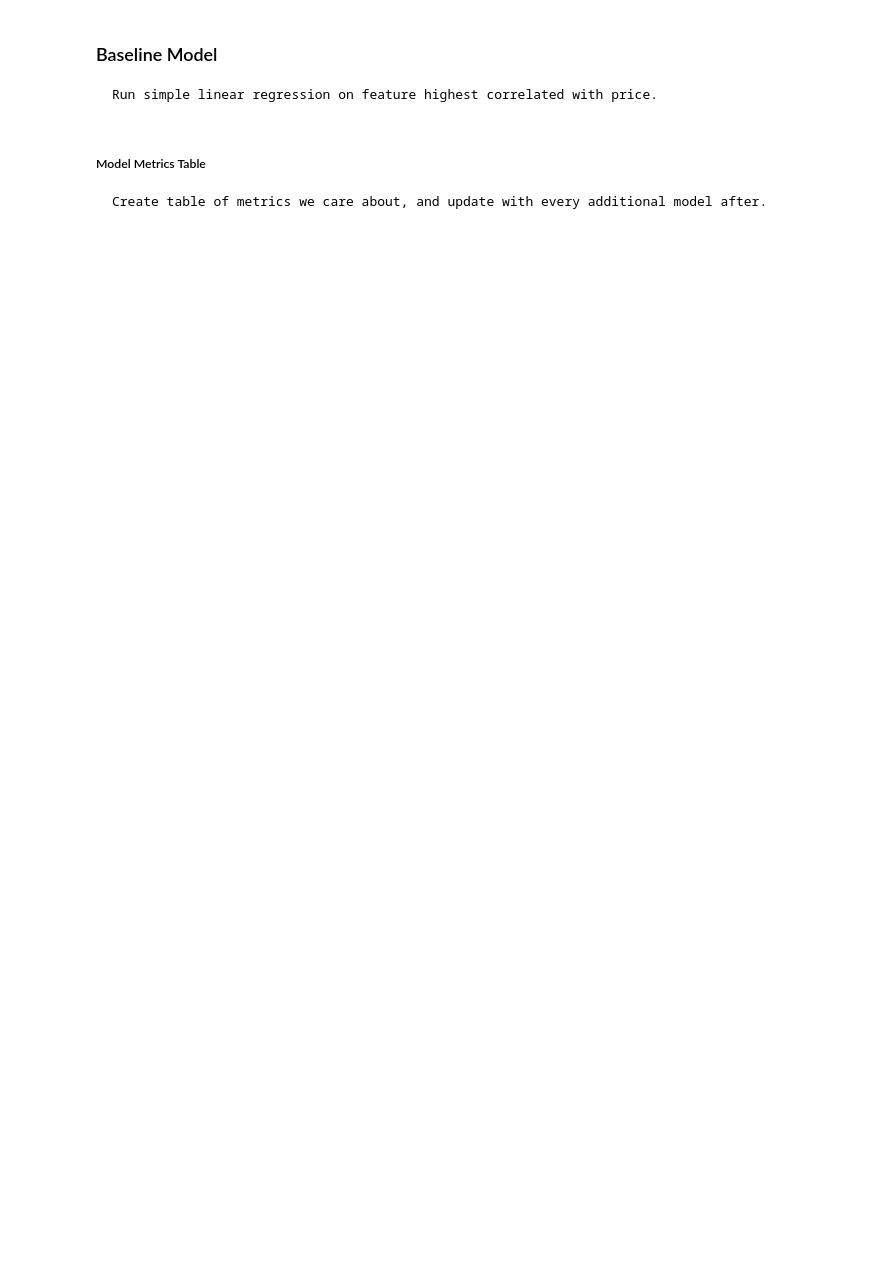
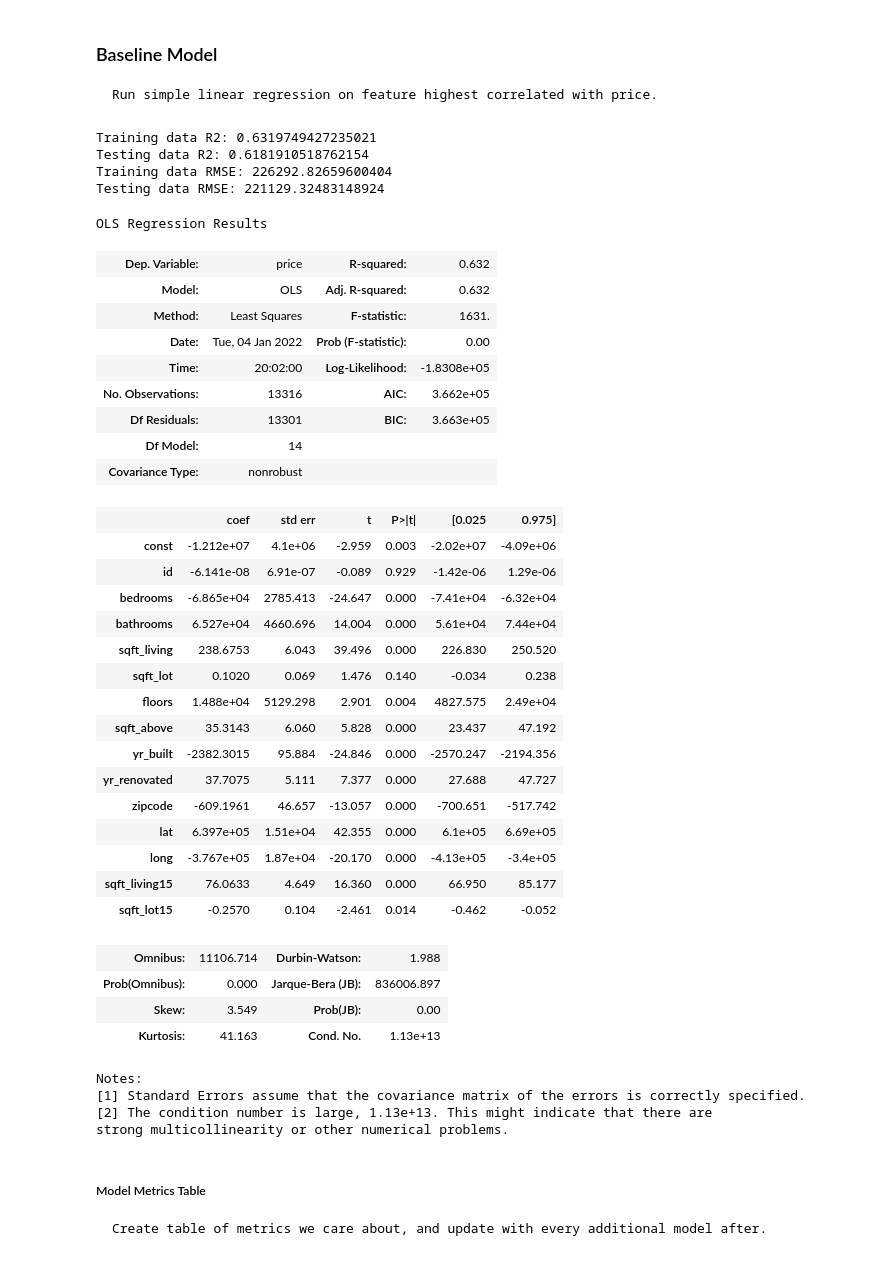
Before and after one commit to westonshuken/King-county-housing-analysis, a Jupyter notebook: index.ipynb, the cells around one changed output. Cells and saved outputs as stored; diff of their text form; code cells hidden in the pictures; blank space fills up the shorter version.

```diff
--- a/index.ipynb
+++ b/index.ipynb
@@ -254,0 +190,4 @@ raw_data.describe()
+# %%
+def train_test(y, X):
+    X_train, X_test, y_train, y_test = train_test_split(X, y, test_size=.25, random_state=42)
+    return X_train, X_test, y_train, y_test
@@ -254,0 +196,4 @@ raw_data.describe()
+# %%
+def model_summary(y, X):
+    model = sm.OLS(y, sm.add_constant(X)).fit()
+    return model.summary()
@@ -260,3 +225,51 @@ raw_data.describe()
+# %%
+baseline = raw_data.drop(columns=['date', 'waterfront', 'view', 'condition', 'grade', 'sqft_basement']).dropna()
+
+y, X = get_y_X(baseline, 'price')
+X_train, X_test, y_train, y_test = train_test(y, X)
+train_test_compare(X_train, X_test, y_train, y_test)
+# %% [output]
+Training data R2: 0.6319749427235021
+Testing data R2: 0.6181910518762154
+Training data RMSE: 226292.82659600404
+Testing data RMSE: 221129.32483148924
+# %%
+model_summary(y_train, X_train)
+# %% [output]
+OLS Regression Results
+| Dep. Variable: | price | R-squared: | 0.632 |
+| Model: | OLS | Adj. R-squared: | 0.632 |
+| Method: | Least Squares | F-statistic: | 1631. |
+| Date: | Tue, 04 Jan 2022 | Prob (F-statistic): | 0.00 |
+| Time: | 20:02:00 | Log-Likelihood: | -1.8308e+05 |
+| No. Observations: | 13316 | AIC: | 3.662e+05 |
+| Df Residuals: | 13301 | BIC: | 3.663e+05 |
+| Df Model: | 14 |  |  |
+| Covariance Type: | nonrobust |  |  |
+|  | coef | std err | t | P>|t| | [0.025 | 0.975] |
+| const | -1.212e+07 | 4.1e+06 | -2.959 | 0.003 | -2.02e+07 | -4.09e+06 |
+| id | -6.141e-08 | 6.91e-07 | -0.089 | 0.929 | -1.42e-06 | 1.29e-06 |
+| bedrooms | -6.865e+04 | 2785.413 | -24.647 | 0.000 | -7.41e+04 | -6.32e+04 |
+| bathrooms | 6.527e+04 | 4660.696 | 14.004 | 0.000 | 5.61e+04 | 7.44e+04 |
+| sqft_living | 238.6753 | 6.043 | 39.496 | 0.000 | 226.830 | 250.520 |
+| sqft_lot | 0.1020 | 0.069 | 1.476 | 0.140 | -0.034 | 0.238 |
+| floors | 1.488e+04 | 5129.298 | 2.901 | 0.004 | 4827.575 | 2.49e+04 |
+| sqft_above | 35.3143 | 6.060 | 5.828 | 0.000 | 23.437 | 47.192 |
+| yr_built | -2382.3015 | 95.884 | -24.846 | 0.000 | -2570.247 | -2194.356 |
+| yr_renovated | 37.7075 | 5.111 | 7.377 | 0.000 | 27.688 | 47.727 |
+| zipcode | -609.1961 | 46.657 | -13.057 | 0.000 | -700.651 | -517.742 |
+| lat | 6.397e+05 | 1.51e+04 | 42.355 | 0.000 | 6.1e+05 | 6.69e+05 |
+| long | -3.767e+05 | 1.87e+04 | -20.170 | 0.000 | -4.13e+05 | -3.4e+05 |
+| sqft_living15 | 76.0633 | 4.649 | 16.360 | 0.000 | 66.950 | 85.177 |
+| sqft_lot15 | -0.2570 | 0.104 | -2.461 | 0.014 | -0.462 | -0.052 |
+| Omnibus: | 11106.714 | Durbin-Watson: | 1.988 |
+| Prob(Omnibus): | 0.000 | Jarque-Bera (JB): | 836006.897 |
+| Skew: | 3.549 | Prob(JB): | 0.00 |
+| Kurtosis: | 41.163 | Cond. No. | 1.13e+13 |
+Notes:
+[1] Standard Errors assume that the covariance matrix of the errors is correctly specified.
+[2] The condition number is large, 1.13e+13. This might indicate that there are
+strong multicollinearity or other numerical problems.
 # %% [markdown]
 ##### Model Metrics Table
     Create table of metrics we care about, and update with every additional model after.
```
Also changed, not shown: parts of 78 cells of this notebook.
